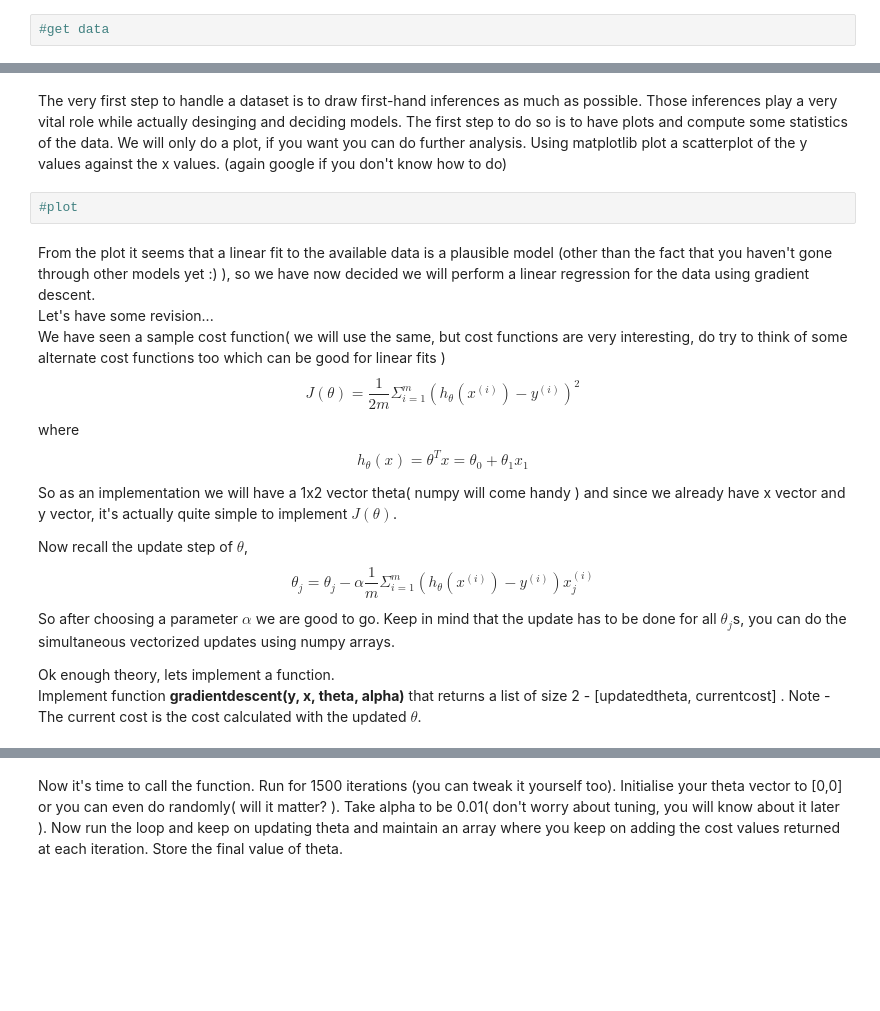
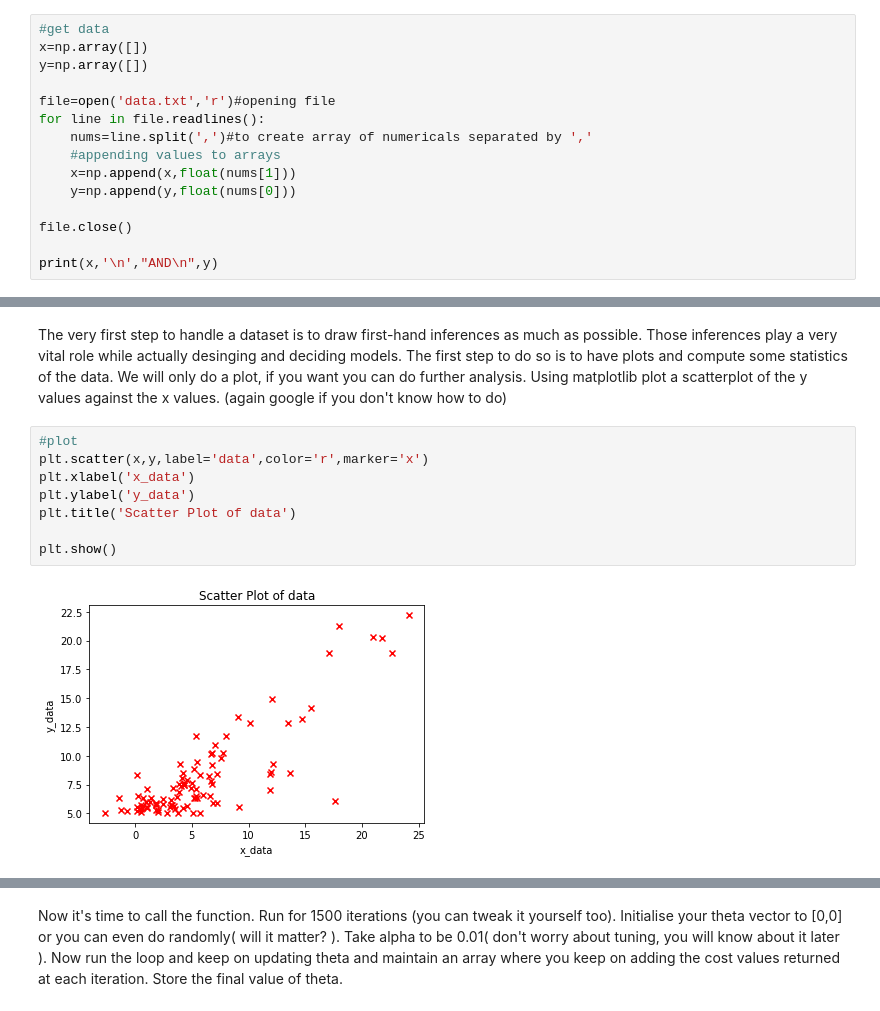
Before and after one commit to Harsh-Sensei/CNN-Project, a Jupyter notebook: Assignment 2/Linear Regression.ipynb, the cells around one changed output, grey strips where cells are left out. Cells and saved outputs as stored; diff of their text form; blank space fills up the shorter version.

```diff
--- a/Assignment 2/Linear Regression.ipynb
+++ b/Assignment 2/Linear Regression.ipynb
@@ -11,3 +13,16 @@ import numpy as np
 Let's get started, open the file and import the two columns (they are comma separted values, google how to read csv lines). The first column represents your y values and the second column represents your x values. Make numpy arrays for y and x. Chose your naming convention of arrays as y and x only. (If you don't know how to read a file in python, google for it).
 # %%
 #get data
+x=np.array([])
+y=np.array([])
+
+file=open('data.txt','r')#opening file
+for line in file.readlines():
+    nums=line.split(',')#to create array of numericals separated by ','
+    #appending values to arrays
+    x=np.append(x,float(nums[1]))
+    y=np.append(y,float(nums[0]))
+
+file.close()
+
+print(x,'\n',"AND\n",y)
@@ -15,17 +48,11 @@ Let's get started, open the file and import the two columns (they are comma sepa
 The very first step to handle a dataset is to draw first-hand inferences as much as possible. Those inferences play a very vital role while actually desinging and deciding models. The first step to do so is to have plots and compute some statistics of the data. We will only do a plot, if you want you can do further analysis. Using matplotlib plot a scatterplot of the y values against the x values. (again google if you don't know how to do)
 # %%
 #plot
+plt.scatter(x,y,label='data',color='r',marker='x')
+plt.xlabel('x_data')
+plt.ylabel('y_data')
+plt.title('Scatter Plot of data')
+
+plt.show()
+# %% [output]
+[figure, added]
-# %% [markdown]
-From the plot it seems that a linear fit to the available data is a plausible model (other than the fact that you haven't gone through other models yet :) ), so we have now decided we will perform a linear regression for the data using gradient descent. \
-Let's have some revision...\
-We have seen a sample cost function( we will use the same, but cost functions are very interesting, do try to think of some alternate cost functions too which can be good for linear fits )$$ J(\theta) = \frac{1}{2m}\Sigma_{i=1}^{m}(h_\theta(x^{(i)}) - y^{(i)})^2$$
-where $$ h_{\theta}(x) = \theta^{T}x = \theta_0 + \theta_1x_1$$
-
-So as an implementation we will have a 1x2 vector theta( numpy will come handy ) and since we already have x vector and y vector, it's actually quite simple to implement $J(\theta)$.
-
-Now recall the update step of $\theta$,
-$$\theta_j = \theta_j - \alpha\frac{1}{m}\Sigma_{i=1}^{m}(h_\theta(x^{(i)}) - y^{(i)})x_{j}^{(i)}$$
-So after choosing a parameter $\alpha$ we are good to go. Keep in mind that the update has to be done for all $\theta_j$s, you can do the simultaneous vectorized updates using numpy arrays.
-
-Ok enough theory, lets implement a function. \
-Implement function **gradientdescent(y, x, theta, alpha)** that returns a list of size 2 - [updatedtheta, currentcost] . Note - The current cost is the cost calculated with the updated $\theta$.
```
Also changed, not shown: parts of 7 cells of this notebook.
